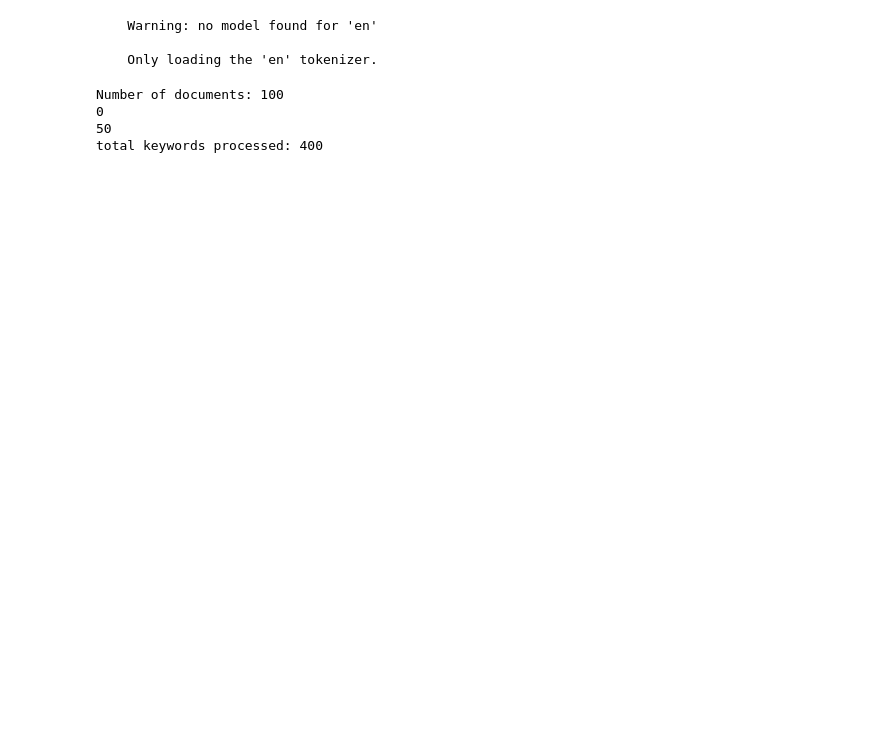
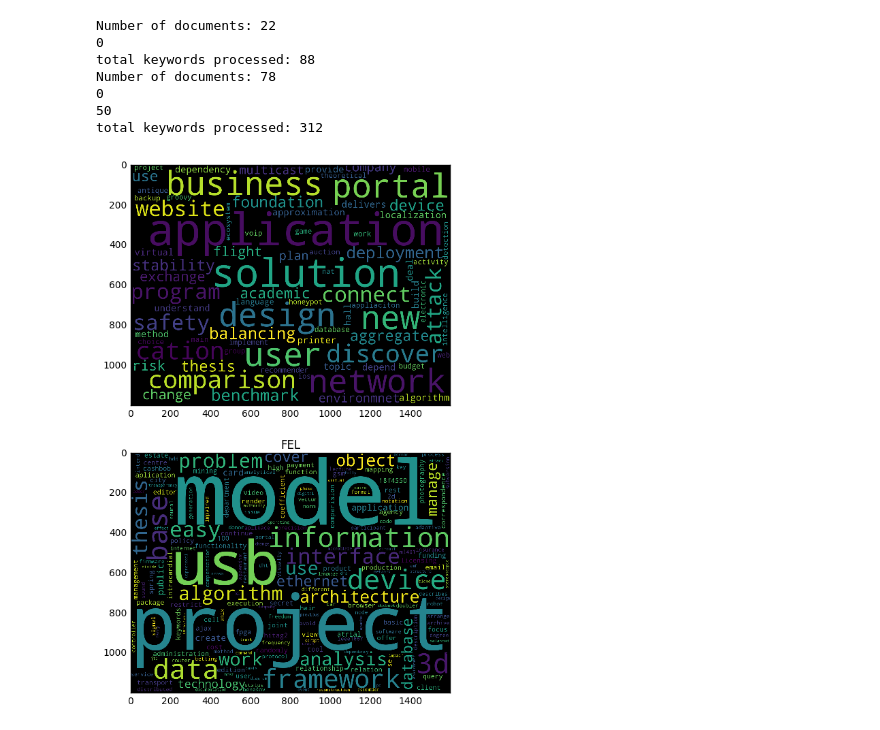
Before and after one commit to petrLorenc/Analysis-of-abstracts, a Jupyter notebook: tfidf2.ipynb, the cells around one changed output. Saved outputs shown, nothing was run; the diff lists cells and outputs as text; code cells hidden in the pictures; blank space fills up the shorter version.

```diff
--- a/tfidf2.ipynb
+++ b/tfidf2.ipynb
@@ -13,16 +31 @@ from nltk.stem import WordNetLemmatizer
 wordnet_lemmatizer = WordNetLemmatizer()
-# %%
-import spacy
-nlp = spacy.load('en')
-def get_lemma(doc):
-    tokens = []
-    for token in doc:
-        if not token.is_punct and (not token.is_digit) and (not token.is_stop):
-            if(len(token) > 2):
-                tokens.append(wordnet_lemmatizer.lemmatize(str(token)))
-
-    return tokens
-# %% [output]
-    Warning: no model found for 'en'
-
-    Only loading the 'en' tokenizer.
@@ -63,10 +89,33 @@ def build_tf_idf_extractor(nlp,data):
 
     print("total keywords processed:", total_words_processed)
     return output, keywords_str
-# %%
-output, keywords = build_tf_idf_extractor(nlp,abstracts[:100])
-# %% [output]
-Number of documents: 100
-0
-50
-total keywords processed: 400
+# %%
+from wordcloud import WordCloud
+import matplotlib.pyplot as plt
+
+
+outputFit, keywordsFit = build_tf_idf_extractor(nlp,data[:100], filter_predicate=(lambda x: len(x["katedra"]) <= 4))
+outputFel, keywordsFel = build_tf_idf_extractor(nlp,data[:100], filter_predicate=(lambda x: len(x["katedra"]) > 4))
+
+wordcloudFit = WordCloud(width=1600,height=1200).generate_from_frequencies(outputFit)
+wordcloudFel = WordCloud(width=1600,height=1200).generate_from_frequencies(outputFel)
+
+
+plt.figure(1,figsize=(25,10))
+plt.title("FIT")
+plt.subplot(211)
+plt.imshow(wordcloudFit, interpolation='bilinear')
+
+plt.subplot(212)
+plt.title("FEL")
+plt.imshow(wordcloudFel, interpolation='bilinear')
+plt.show()
+# %% [output]
+Number of documents: 22
+0
+total keywords processed: 88
+Number of documents: 78
+0
+50
+total keywords processed: 312
+[figure, added]
```
Also changed, not shown: parts of 16 cells of this notebook, 2 other files.
